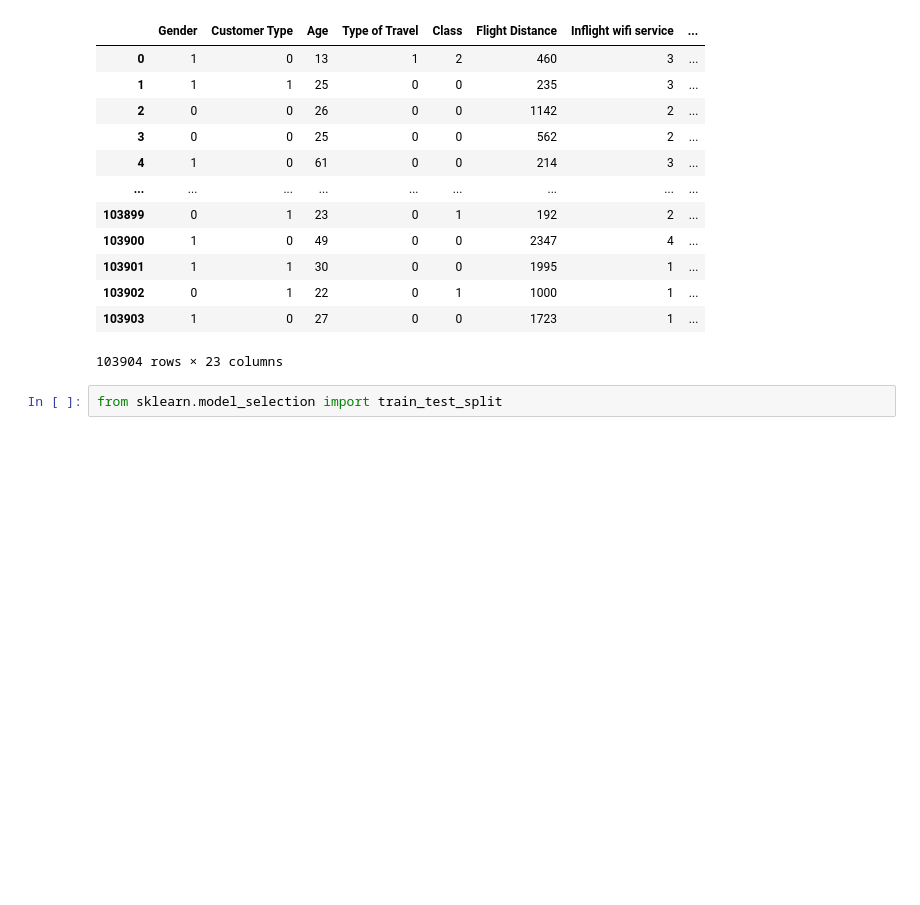
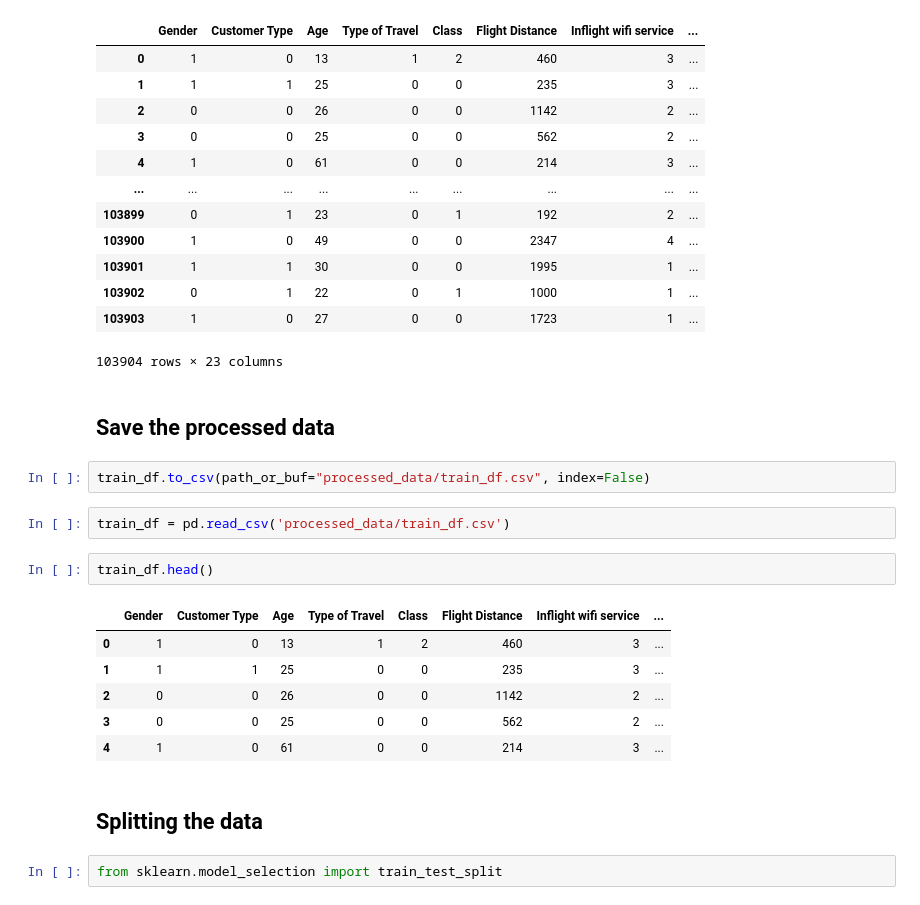
Before and after one commit to Nishantgithub821/Nishant0008, a Jupyter notebook: Airline Passenger Satisfaction ML Project.ipynb, the cells around one changed output. Cells and saved outputs as stored; diff of their text form; blank space fills up the shorter version.

```diff
--- a/Airline Passenger Satisfaction ML Project.ipynb
+++ b/Airline Passenger Satisfaction ML Project.ipynb
@@ -702,6 +689,23 @@ train_df
 | 103902 | 0 | 1 | 22 | 0 | 1 | 1000 | 1 | ... |
 | 103903 | 1 | 0 | 27 | 0 | 0 | 1723 | 1 | ... |
 103904 rows × 23 columns
+# %% [markdown]
+## Save the processed data
+# %%
+train_df.to_csv(path_or_buf="processed_data/train_df.csv", index=False)
+# %%
+train_df = pd.read_csv('processed_data/train_df.csv')
+# %%
+train_df.head()
+# %% [output]
+|  | Gender | Customer Type | Age | Type of Travel | Class | Flight Distance | Inflight wifi service | ... |
+| 0 | 1 | 0 | 13 | 1 | 2 | 460 | 3 | ... |
+| 1 | 1 | 1 | 25 | 0 | 0 | 235 | 3 | ... |
+| 2 | 0 | 0 | 26 | 0 | 0 | 1142 | 2 | ... |
+| 3 | 0 | 0 | 25 | 0 | 0 | 562 | 2 | ... |
+| 4 | 1 | 0 | 61 | 0 | 0 | 214 | 3 | ... |
+# %% [markdown]
+## Splitting the data
 # %%
 from sklearn.model_selection import train_test_split
 # %%
```
Also changed, not shown: parts of 65 cells of this notebook.
